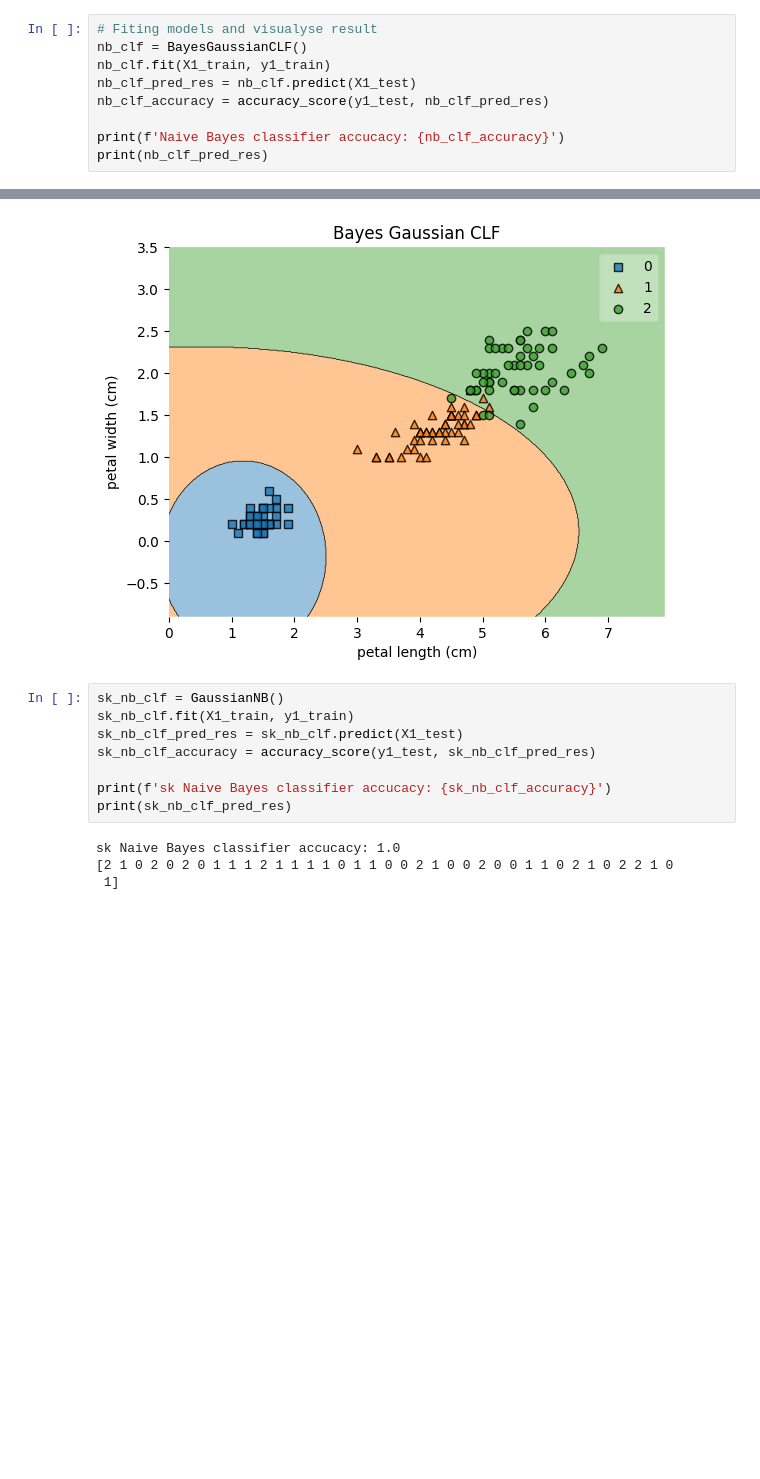
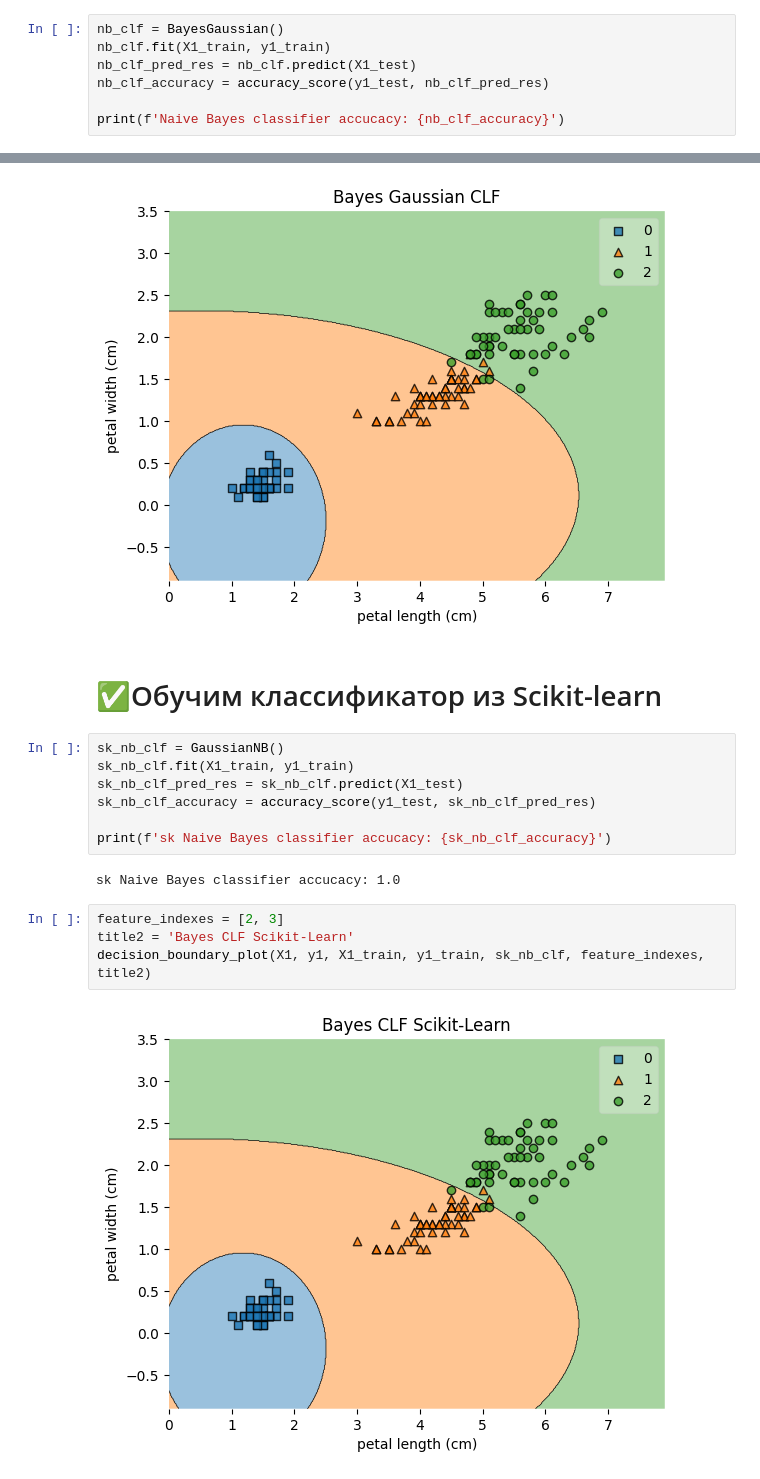
Before and after one commit to Romashka8/BayesCLF, a Jupyter notebook: comparisonGaussianNB.ipynb, the cells around one changed output, grey strips where cells are left out. Cells and saved outputs as stored; diff of their text form; blank space fills up the shorter version.

```diff
--- a/comparisonGaussianNB.ipynb
+++ b/comparisonGaussianNB.ipynb
@@ -31,11 +37,9 @@ Name: target, Length: 150, dtype: int64
 # %%
-# Fiting models and visualyse result
-nb_clf = BayesGaussianCLF()
+nb_clf = BayesGaussian()
 nb_clf.fit(X1_train, y1_train)
 nb_clf_pred_res = nb_clf.predict(X1_test)
 nb_clf_accuracy = accuracy_score(y1_test, nb_clf_pred_res)
 
 print(f'Naive Bayes classifier accucacy: {nb_clf_accuracy}')
-print(nb_clf_pred_res)
 # %% [output]
 Naive Bayes classifier accucacy: 1.0
@@ -47,6 +49,8 @@ title1 = 'Bayes Gaussian CLF'
 decision_boundary_plot(X1, y1, X1_train, y1_train, nb_clf, feature_indexes, title1)
 # %% [output]
 [figure]
+# %% [markdown]
+# ✅Обучим классификатор из Scikit-learn
 # %%
 sk_nb_clf = GaussianNB()
 sk_nb_clf.fit(X1_train, y1_train)
@@ -54,8 +58,11 @@ sk_nb_clf_pred_res = sk_nb_clf.predict(X1_test)
 sk_nb_clf_accuracy = accuracy_score(y1_test, sk_nb_clf_pred_res)
 
 print(f'sk Naive Bayes classifier accucacy: {sk_nb_clf_accuracy}')
-print(sk_nb_clf_pred_res)
 # %% [output]
 sk Naive Bayes classifier accucacy: 1.0
-[2 1 0 2 0 2 0 1 1 1 2 1 1 1 1 0 1 1 0 0 2 1 0 0 2 0 0 1 1 0 2 1 0 2 2 1 0
- 1]
+# %%
+feature_indexes = [2, 3]
+title2 = 'Bayes CLF Scikit-Learn'
+decision_boundary_plot(X1, y1, X1_train, y1_train, sk_nb_clf, feature_indexes, title2)
+# %% [output]
+[figure, added]
```
Also changed, not shown: parts of 7 cells of this notebook.
